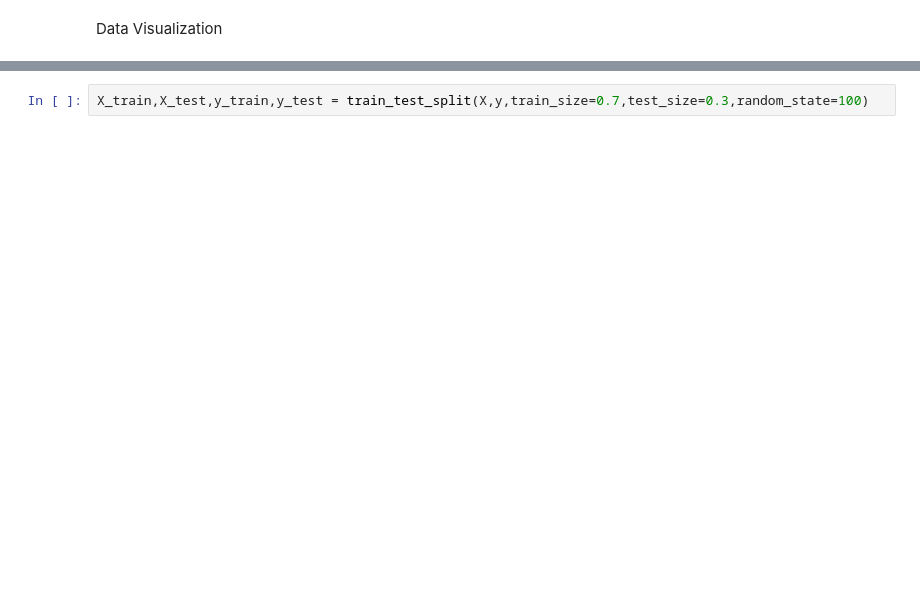
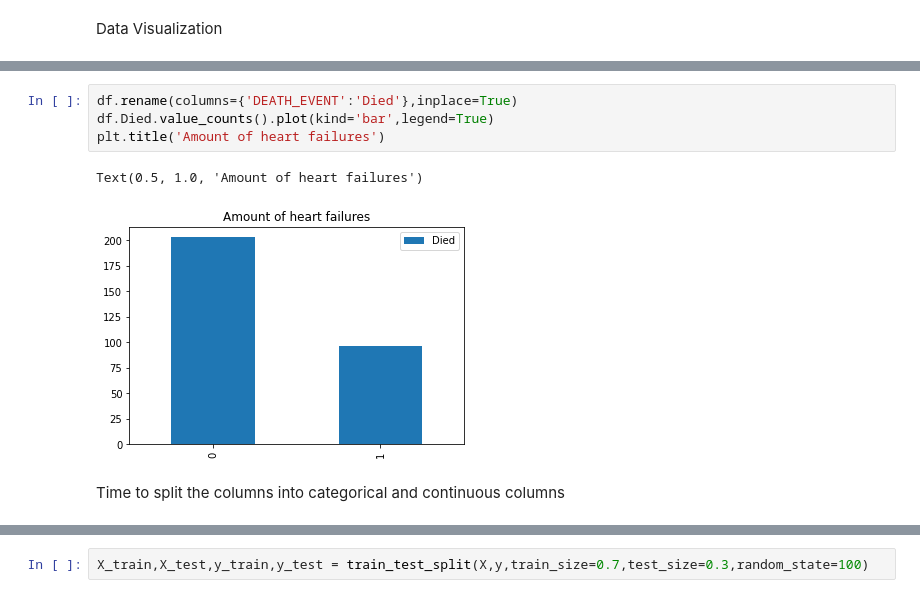
Before and after one commit to FabihaFarooqueAnsari/Machine-Learning, a Jupyter notebook: Machine Learning.ipynb, the cells around one changed output, grey strips where cells are left out. Saved outputs shown, nothing was run; the diff lists cells and outputs as text; blank space fills up the shorter version.

```diff
--- a/Machine Learning.ipynb
+++ b/Machine Learning.ipynb
@@ -104,0 +77,9 @@ Text(0.5, 1.0, 'Anaemia survival rates')
+# %%
+df.rename(columns={'DEATH_EVENT':'Died'},inplace=True)
+df.Died.value_counts().plot(kind='bar',legend=True)
+plt.title('Amount of heart failures')
+# %% [output]
+Text(0.5, 1.0, 'Amount of heart failures')
+[figure, added]
+# %% [markdown]
+Time to split the columns into categorical and continuous columns
```
Also changed, not shown: parts of 45 cells of this notebook.
